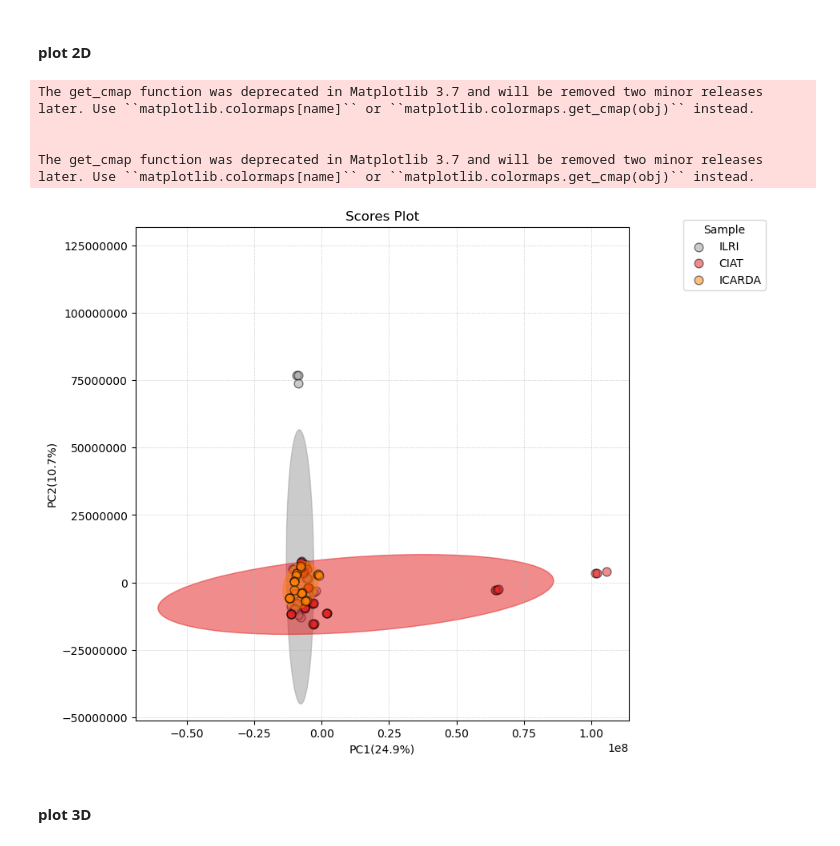
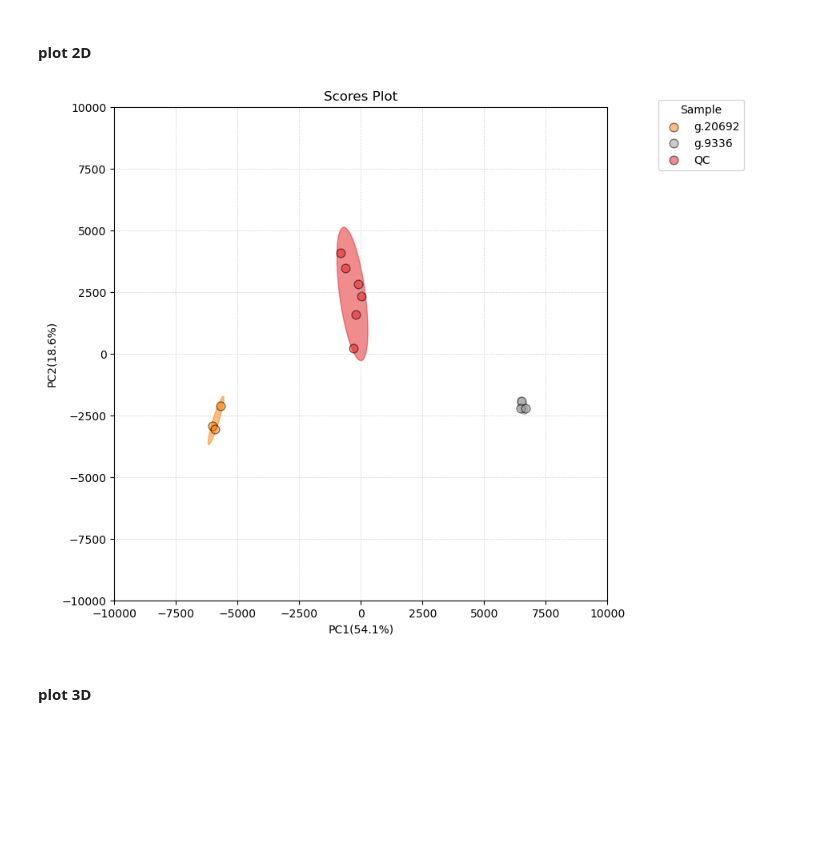
Before and after one commit to GVelez-iomicas/Metabolomic_Analitics_workflow, a Jupyter notebook: Code/Comparison.ipynb, the cells around one changed output. Drawn from its saved outputs; the diff is of its cells as text; code cells hidden in the pictures; blank space fills up the shorter version.

```diff
--- a/Code/Comparison.ipynb
+++ b/Code/Comparison.ipynb
@@ -8,7 +8,7 @@ import seaborn as sns
 
 # Load the CSV file into a DataFrame
 filepath = '../Input/'
-file = 'Annotation_of_FL_FORAGES_PT_united_vs_library_iomicas_library_V3.1_final_MA.csv'
+file = 'FL MSDIAL MA neg.csv'
 
 featurelist_grouped = pd.read_csv(filepath + file, sep=',', header=0)
 
@@ -137,7 +124,7 @@ Number of samples after removing NaN values: 93
 ### Filter groups if necessary
 # %%
 # Select groups to filter out
-groups_to_filter = ['QC', 'Blank','Iblank']
+groups_to_filter = ['Blank']
 
 # Create a mask to filter out the specified groups
 mask = samples_table[0].isin(groups_to_filter)
@@ -275,6 +262,6 @@ def scale_data(df, scaling_type):
     return scaled_df
 # %%
 # Scaling
-scaling_type = 'none'  # Change this to 'none', 'mean_centering', 'auto', 'pareto', or 'range'
+scaling_type = 'pareto'  # Change this to 'none', 'mean_centering', 'auto', 'pareto', or 'range'
 scaled_featurelist_grouped = scale_data(numeric_data, scaling_type)
 # %% [output]
@@ -400,39 +387,37 @@ for label in unique_labels:
     angle = np.degrees(angle)
 
     # Calcular el ancho y alto de la elipse (95% de confianza)
     width, height = 2 * 1.96 * np.sqrt(eigenvalues)
 
     # Dibujar la elipse
     ellipse = plt.matplotlib.patches.Ellipse(mean, width, height, angle=angle,
                                               color=color_map[label], alpha=0.5)
     plt.gca().add_patch(ellipse)
 
     # Graficar los puntos
     plt.scatter(x_group, y_group, label=label, color=color_map[label], edgecolor='black', alpha=0.5, s=60)
 
 plt.title('Scores Plot')
 plt.xlabel(f'PC1({explained_variance[0]:.1f}%)')
 plt.ylabel(f'PC2({explained_variance[1]:.1f}%)')
 
 # Configurar la leyenda fuera del gráfico
 plt.legend(loc='upper right', bbox_to_anchor=(1.12, 0.9), title="Sample", bbox_transform=plt.gcf().transFigure)
 
 # Evitar notación científica en el eje y
 plt.ticklabel_format(style='plain', axis='y')
 
+
 plt.axis('square')  # Asegura que el gráfico sea cuadrado
-
+plt.ylim(-10000, 10000)
+plt.xlim(-10000, 10000)
 # Guardar el gráfico
 output_file = f'../Output/PCA/{file}_PCA2D.png'
 plt.savefig(output_file, bbox_inches='tight', dpi=400)
 
 plt.show()
 # %% [output]
-The get_cmap function was deprecated in Matplotlib 3.7 and will be removed two minor releases later. Use ``matplotlib.colormaps[name]`` or ``matplotlib.colormaps.get_cmap(obj)`` instead.
-
-
-The get_cmap function was deprecated in Matplotlib 3.7 and will be removed two minor releases later. Use ``matplotlib.colormaps[name]`` or ``matplotlib.colormaps.get_cmap(obj)`` instead.
-[figure, old version]
+[figure, new version]
 # %% [markdown]
 #### plot 3D
 # %%
```
Also changed, not shown: parts of 8 cells of this notebook, 14 other files.
